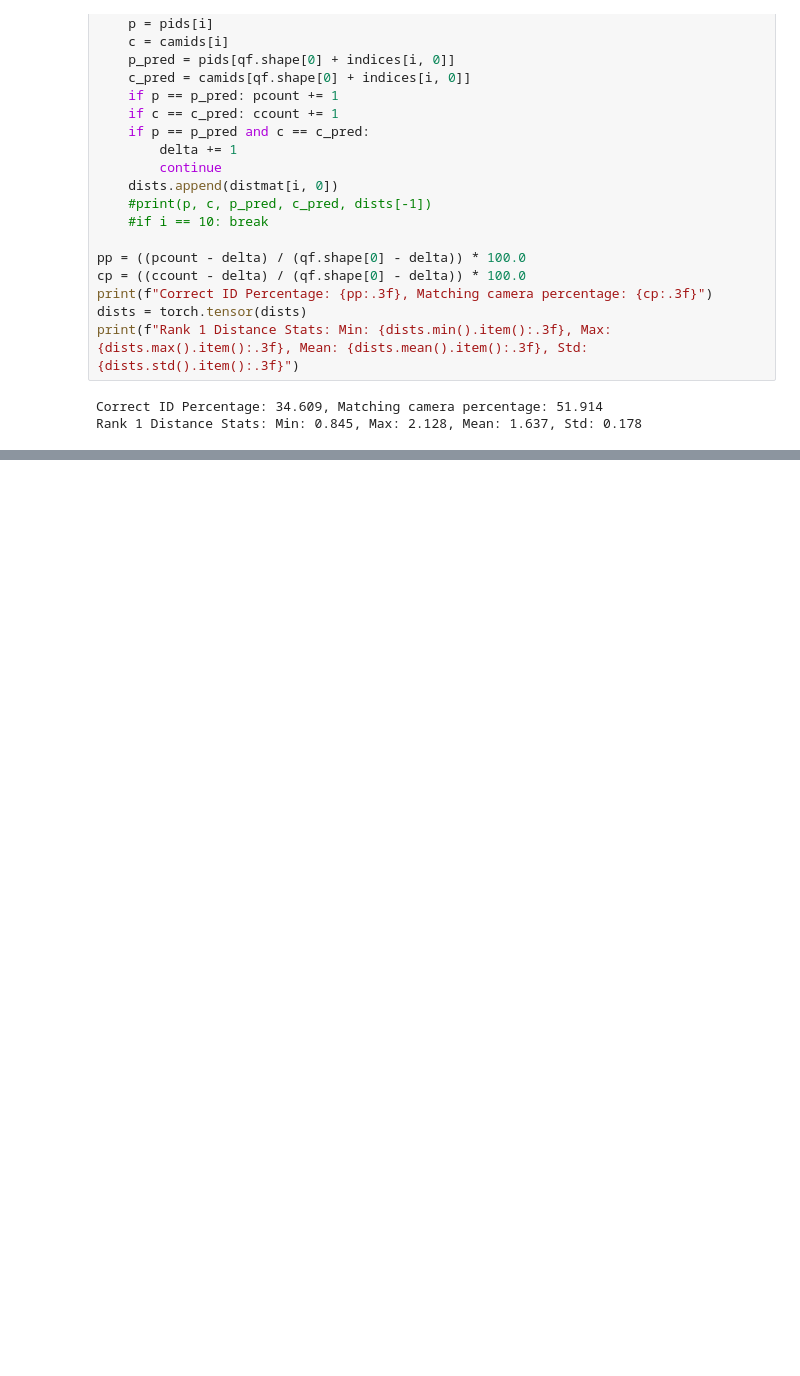
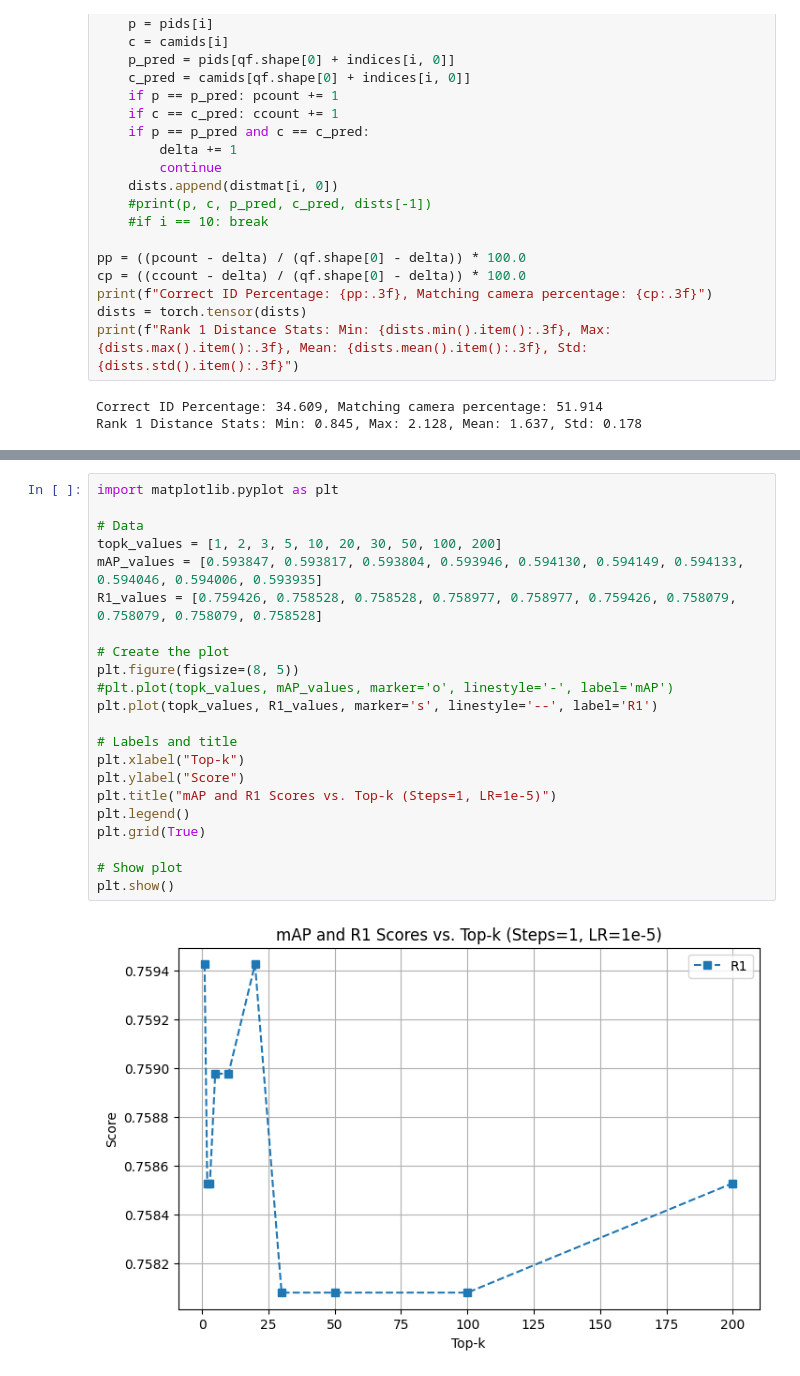
Before and after one commit to rB080/reid_sandbox, a Jupyter notebook: CLIP-ReID/inspect_feats.ipynb, the cells around one changed output, grey strips where cells are left out. Saved outputs shown, nothing was run; the diff lists cells and outputs as text; blank space fills up the shorter version.

```diff
--- a/CLIP-ReID/inspect_feats.ipynb
+++ b/CLIP-ReID/inspect_feats.ipynb
@@ -380,0 +750,24 @@ Rank 1 Distance Stats: Min: 0.845, Max: 2.128, Mean: 1.637, Std: 0.178
+# %%
+import matplotlib.pyplot as plt
+
+# Data
+topk_values = [1, 2, 3, 5, 10, 20, 30, 50, 100, 200]
+mAP_values = [0.593847, 0.593817, 0.593804, 0.593946, 0.594130, 0.594149, 0.594133, 0.594046, 0.594006, 0.593935]
+R1_values = [0.759426, 0.758528, 0.758528, 0.758977, 0.758977, 0.759426, 0.758079, 0.758079, 0.758079, 0.758528]
+
+# Create the plot
+plt.figure(figsize=(8, 5))
+#plt.plot(topk_values, mAP_values, marker='o', linestyle='-', label='mAP')
+plt.plot(topk_values, R1_values, marker='s', linestyle='--', label='R1')
+
+# Labels and title
+plt.xlabel("Top-k")
+plt.ylabel("Score")
+plt.title("mAP and R1 Scores vs. Top-k (Steps=1, LR=1e-5)")
+plt.legend()
+plt.grid(True)
+
+# Show plot
+plt.show()
+# %% [output]
+[figure, added]
```
Also changed, not shown: parts of 16 cells of this notebook, 1 other file.
